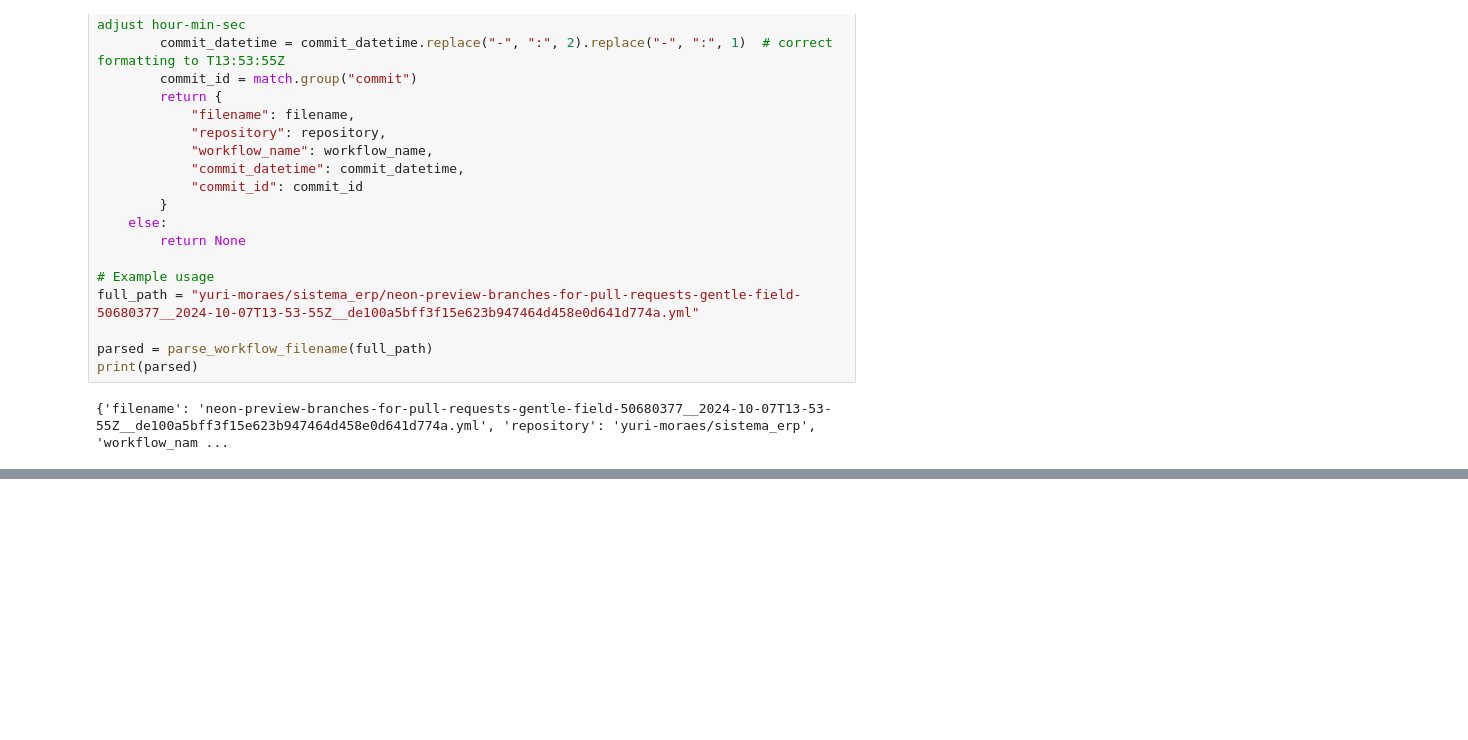
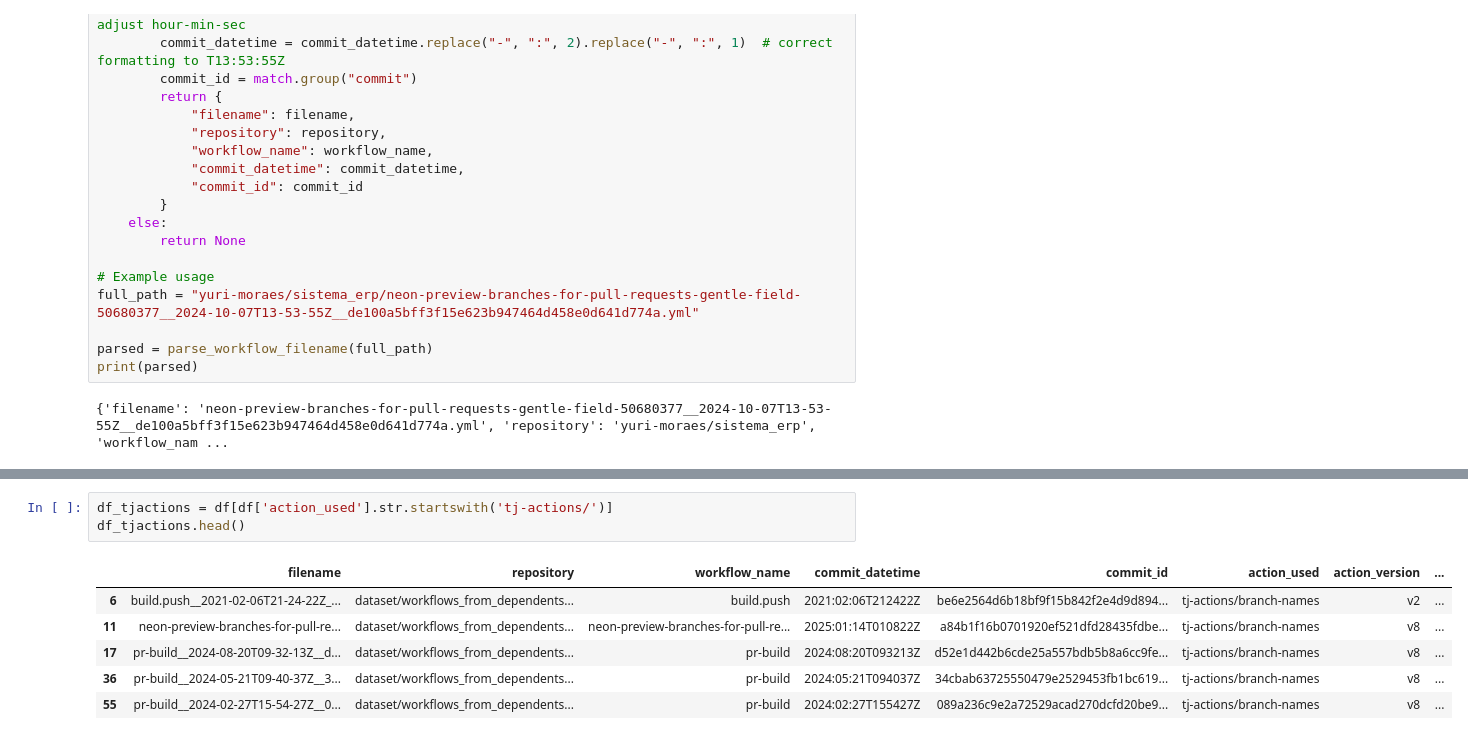
Before and after one commit to Vaibhav150123045/pipeline-level-analysis-main, a Jupyter notebook: analysis.ipynb, the cells around one changed output, grey strips where cells are left out. Cells and saved outputs as stored; diff of their text form; blank space fills up the shorter version.

```diff
--- a/analysis.ipynb
+++ b/analysis.ipynb
@@ -203,0 +227,10 @@ KeyboardInterrupt:
+# %%
+df_tjactions = df[df['action_used'].str.startswith('tj-actions/')]
+df_tjactions.head()
+# %% [output]
+|  | filename | repository | workflow_name | commit_datetime | commit_id | action_used | action_version | ... |
+| 6 | build.push__2021-02-06T21-24-22Z_... | dataset/workflows_from_dependents... | build.push | 2021:02:06T212422Z | be6e2564d6b18bf9f15b842f2e4d9d894... | tj-actions/branch-names | v2 | ... |
+| 11 | neon-preview-branches-for-pull-re... | dataset/workflows_from_dependents... | neon-preview-branches-for-pull-re... | 2025:01:14T010822Z | a84b1f16b0701920ef521dfd28435fdbe... | tj-actions/branch-names | v8 | ... |
+| 17 | pr-build__2024-08-20T09-32-13Z__d... | dataset/workflows_from_dependents... | pr-build | 2024:08:20T093213Z | d52e1d442b6cde25a557bdb5b8a6cc9fe... | tj-actions/branch-names | v8 | ... |
+| 36 | pr-build__2024-05-21T09-40-37Z__3... | dataset/workflows_from_dependents... | pr-build | 2024:05:21T094037Z | 34cbab63725550479e2529453fb1bc619... | tj-actions/branch-names | v8 | ... |
+| 55 | pr-build__2024-02-27T15-54-27Z__0... | dataset/workflows_from_dependents... | pr-build | 2024:02:27T155427Z | 089a236c9e2a72529acad270dcfd20be9... | tj-actions/branch-names | v8 | ... |
```
Also changed, not shown: parts of 8 cells of this notebook.
